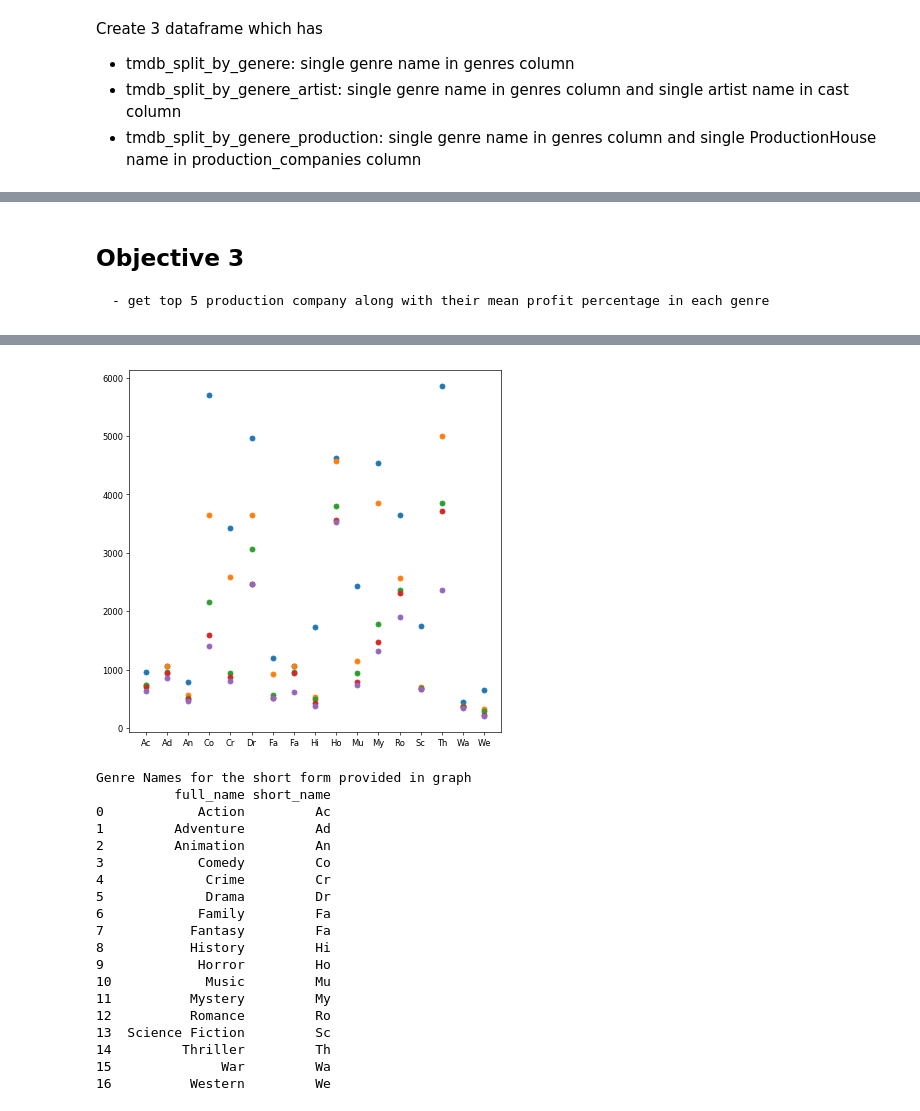
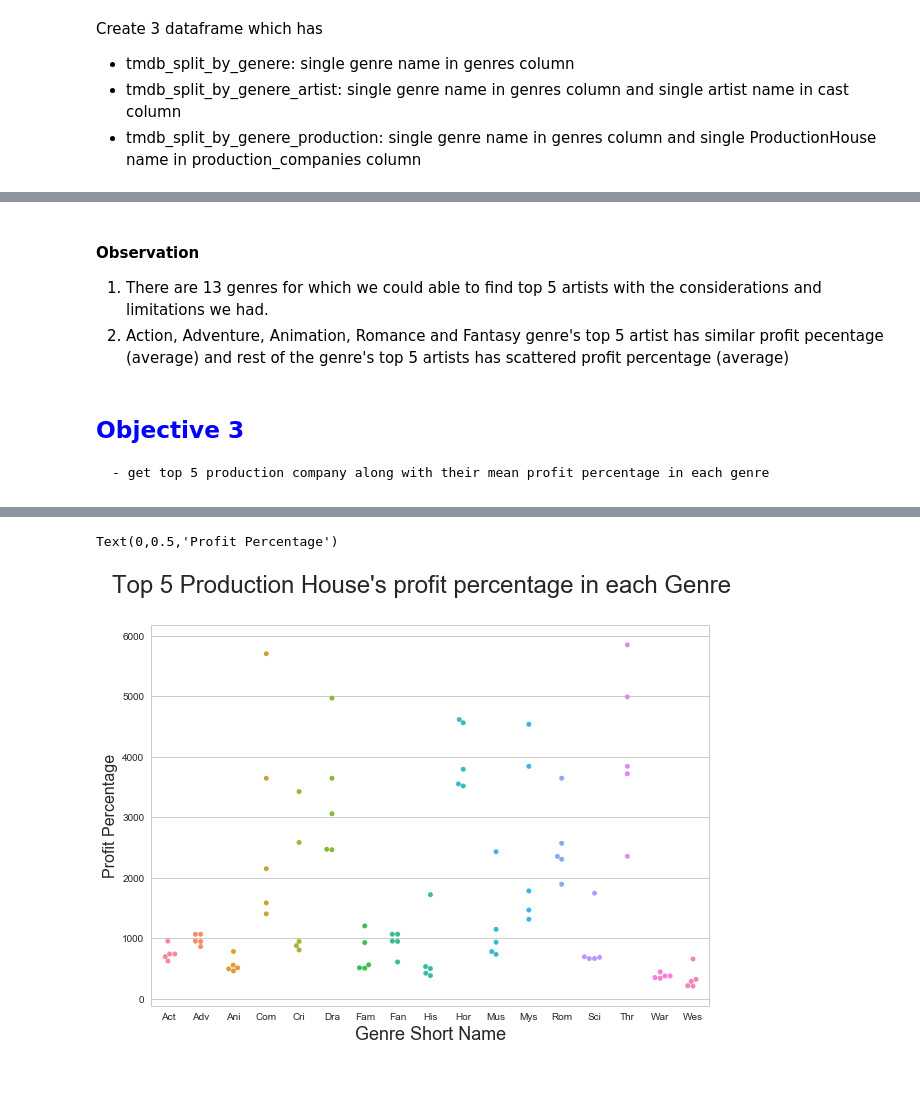
Before and after one commit to nithincprakash/Boston_Housing_Prices, a Jupyter notebook: TMDB_analysis (1).ipynb, the cells around one changed output, grey strips where cells are left out. Drawn from its saved outputs; the diff is of its cells as text; code cells hidden in the pictures; blank space fills up the shorter version.

```diff
--- a/TMDB_analysis (1).ipynb
+++ b/TMDB_analysis (1).ipynb
@@ -42,6 +42,8 @@ import numpy as np
 import pandas as pd
 import matplotlib.pyplot as plt
 %matplotlib inline
+import seaborn as sns
+sns.set(style="whitegrid", color_codes=True)
 # %%
 #Data reading and Wrangling
 
@@ -367,7 +431,7 @@ Genre Names for the short form provided in graph
 # %%
 #Get top 5 artist for each genre who has performed atleast 4 movies in that particular genre
 tmdb_split_by_genere_artist.count()
-genre, artist, profit_percentage = get_list_genre_dict(tmdb_split_by_genere_artist, "cast", 4)
+genre_profit, artist = get_list_genre_dict(tmdb_split_by_genere_artist, "cast", 4)
 
 # display top 5 artists in each genre
 print("Top 5 artists of Genre, who has done atleast 4 movies in the genre")
@@ -378,9 +442,12 @@ for g in artist:
 
 print("---------------------------")
 
-#Display graph for the above data
-print("Corresponding Graph in sequence of the name displayed above. Y-axis has the profit percentage of artist in sequence to name displayed above")
-top5_per_genre_graph(genre,profit_percentage)
+#Display graph for top 5 artists
+plt.figure(figsize=(10, 7))
+fig = sns.swarmplot("genre", "profit_percentage", data=genre_profit)
+fig.figure.suptitle("Top 5 artist's profit percentage in each Genre", fontsize = 24)
+plt.xlabel('Genre Short Name', fontsize=18)
+plt.ylabel('Profit Percentage', fontsize=16)
 # %% [output]
 Top 5 artists of Genre, who has done atleast 4 movies in the genre
 ---------------------------
@@ -418,9 +470,14 @@ Genre Names for the short form provided in graph
+# %% [markdown]
+#### Observation
+
+1. There are 13 genres for which we could able to find top 5 artists with the considerations and limitations we had.
+2. Action, Adventure, Animation, Romance and Fantasy genre's top 5 artist has similar profit pecentage (average) and rest of the genre's top 5 artists has scattered profit percentage (average)
 # %% [markdown]
-## Objective 3
+## <a style="color:blue">Objective 3</a>
     - get top 5 production company along with their mean profit percentage in each genre
 # %%
 #Get top 5 production companies for each genre who has produced atleast 2 movies in that particular genre
-genre, production_company, profit_percentage = get_list_genre_dict(tmdb_split_by_genere_production, "production_companies", 2)
+genre_profit, production_company = get_list_genre_dict(tmdb_split_by_genere_production, "production_companies", 2)
 
 # display top 5 artists in each genre
 print("Top 5 production companies of Genre, who has produced atleast 2 movies in the genre")
@@ -430,9 +487,12 @@ for g in production_company:
         print("{}: {}".format(key, value))
 print("---------------------------")
 
-#Display graph for the above data
-print("Corresponding Graph in sequence of the name displayed above. Y-axis has the profit percentage of 'Production House' in sequence to name displayed above")
-top5_per_genre_graph(genre,profit_percentage)
+#Display graph for top 5 Production Company
+plt.figure(figsize=(10, 7))
+fig = sns.swarmplot("genre", "profit_percentage", data=genre_profit)
+fig.figure.suptitle("Top 5 Production House's profit percentage in each Genre", fontsize = 24)
+plt.xlabel('Genre Short Name', fontsize=18)
+plt.ylabel('Profit Percentage', fontsize=16)
 # %% [output]
 Top 5 production companies of Genre, who has produced atleast 2 movies in the genre
 ---------------------------
@@ -454,20 +517,2 @@ Corresponding Graph in sequence of the name displayed above. Y-axis has the prof
+Text(0,0.5,'Profit Percentage')
-[figure, old version]
+[figure, new version]
-Genre Names for the short form provided in graph
-          full_name short_name
-0            Action         Ac
-1         Adventure         Ad
-2         Animation         An
-3            Comedy         Co
-4             Crime         Cr
-5             Drama         Dr
-6            Family         Fa
-7           Fantasy         Fa
-8           History         Hi
-9            Horror         Ho
-10            Music         Mu
-11          Mystery         My
-12          Romance         Ro
-13  Science Fiction         Sc
-14         Thriller         Th
-15              War         Wa
-16          Western         We
```
Also changed, not shown: parts of 27 cells of this notebook.
